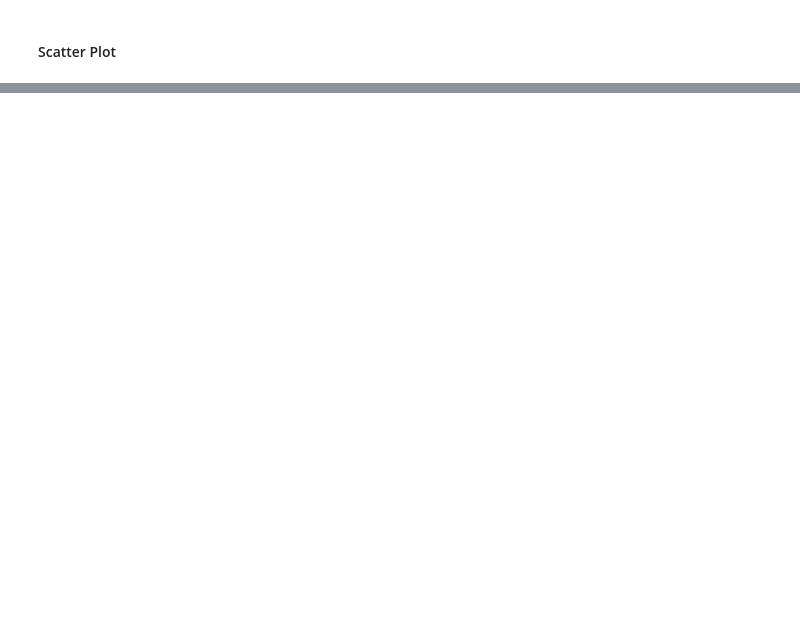
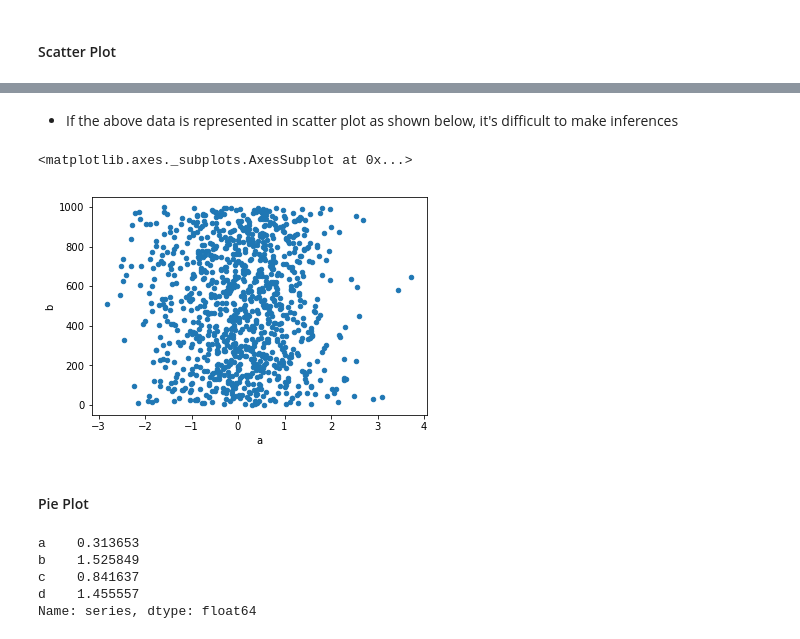
Before and after one commit to edyoda/machine-learning-for-beginners, a Jupyter notebook: Visualization using Python - Matplotlib .ipynb, the cells around one changed output, grey strips where cells are left out. Drawn from its saved outputs; the diff is of its cells as text; code cells hidden in the pictures; blank space fills up the shorter version.

```diff
--- a/Visualization using Python - Matplotlib .ipynb
+++ b/Visualization using Python - Matplotlib .ipynb
@@ -215,2 +237,9 @@ df.plot.scatter(x='c', y='d', color='DarkGreen', label='Group 2', ax=ax)
+# %% [markdown]
+* If the above data is represented in scatter plot as shown below, it's difficult to make inferences
 # %%
-df.plot.scatter(x='a')
+df.plot.scatter(x='a',y='b')
+# %% [output]
+<matplotlib.axes._subplots.AxesSubplot at 0x...>
+[figure, added]
+# %% [markdown]
+#### Pie Plot
@@ -216,0 +248,8 @@ df.plot.scatter(x='a')
+# %%
+series
+# %% [output]
+a    0.313653
+b    1.525849
+c    0.841637
+d    1.455557
+Name: series, dtype: float64
```
Also changed, not shown: parts of 67 cells of this notebook.
